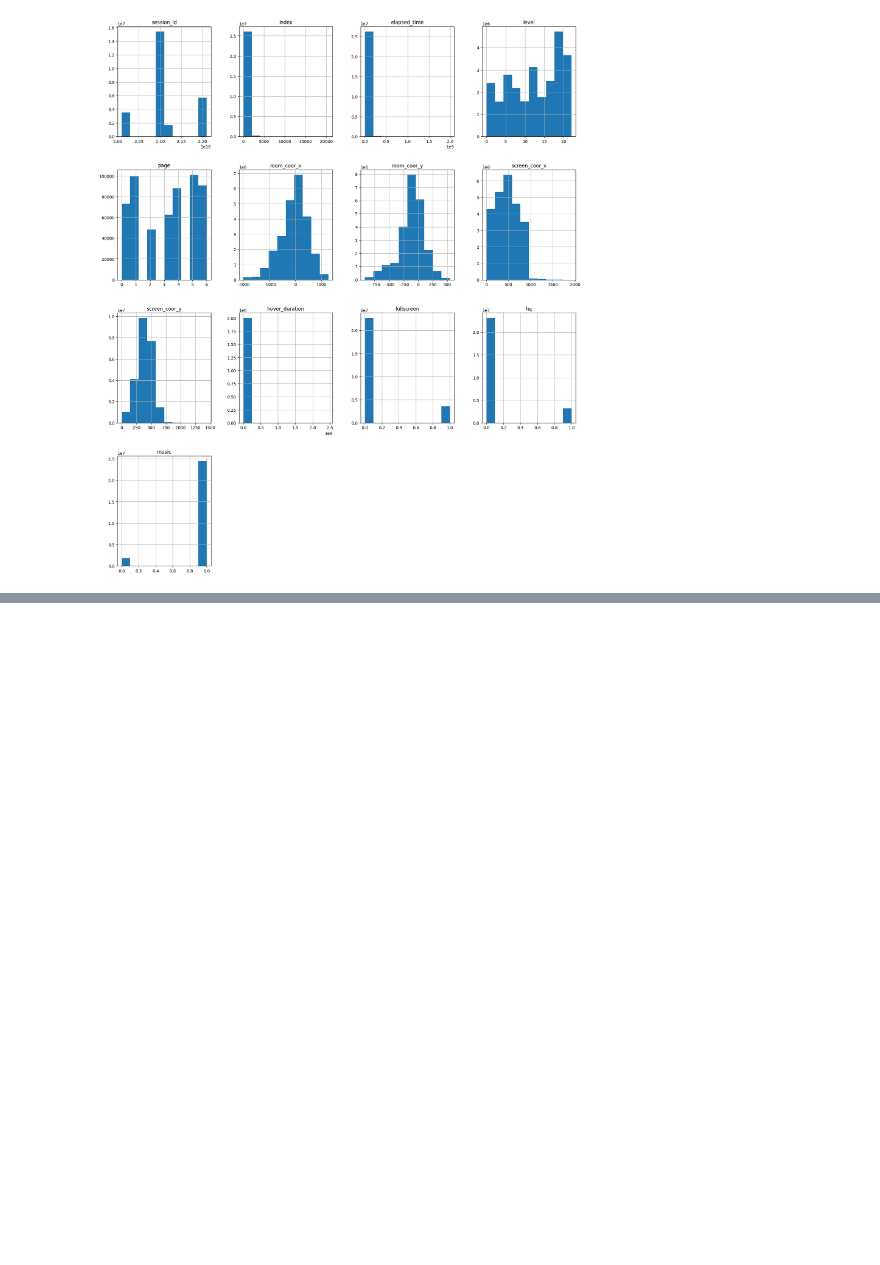
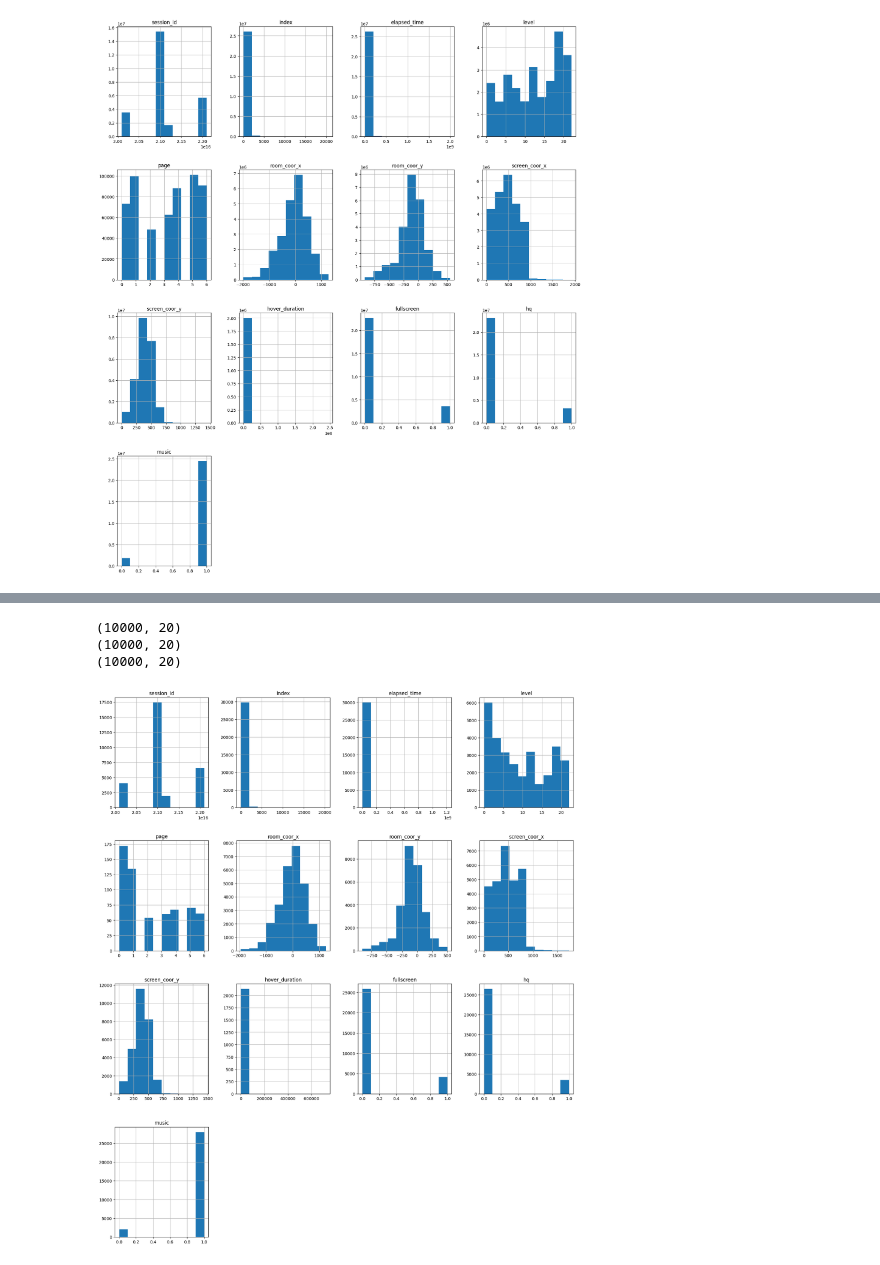
Before and after one commit to Sethmckbot/ML-Final-Project, a Jupyter notebook: MLfinal.ipynb, the cells around one changed output, grey strips where cells are left out. Cells and saved outputs as stored; diff of their text form; code cells hidden in the pictures; blank space fills up the shorter version.

```diff
--- a/MLfinal.ipynb
+++ b/MLfinal.ipynb
@@ -40,7 +34,7 @@ cols = ['session_id', 'index', 'elapsed_time', 'event_name', 'name', 'level', 'p
             'room_coor_x', 'room_coor_y', 'screen_coor_x', 'screen_coor_y', 'hover_duration',
             'text', 'fqid', 'room_fqid', 'text_fqid', 'fullscreen', 'hq', 'music', 'level_group']
 categorical_features = ['event_name', 'name','text', 'fqid', 'room_fqid', 'text_fqid','level_group']
-numeric_features = [col for col in merp.columns if col not in categorical_features]
+numeric_features = [col for col in train.columns if col not in categorical_features]
 
 
 shown = train[numeric_features].hist(figsize=(20,30), layout=(5,4))
@@ -56,0 +46,4 @@ OneHotEncoder(handle_unknown='ignore')
+# %%
+level_1 = train[train['level_group'] == '0-4']
+level_2 = train[train['level_group'] == '5-12']
+level_3 = train[train['level_group'] == '13-22']
@@ -56,0 +81,11 @@ OneHotEncoder(handle_unknown='ignore')
+# %%
+slevel_1 = level_1.sample(n=10000)
+print(slevel_1.shape)
+slevel_2 = level_2.sample(n=10000)
+print(slevel_2.shape)
+slevel_3 = level_3.sample(n=10000)
+print(slevel_3.shape)
+# %% [output]
+(10000, 20)
+(10000, 20)
+(10000, 20)
@@ -56,0 +94,3 @@ OneHotEncoder(handle_unknown='ignore')
+# %%
+strain= slevel_1.append(slevel_2)
+strain = strain.append(slevel_3)
@@ -56,0 +99,4 @@ OneHotEncoder(handle_unknown='ignore')
+# %%
+shown = strain[numeric_features].hist(figsize=(20,30), layout=(5,4))
+# %% [output]
+[figure, added]
```
Also changed, not shown: parts of 15 cells of this notebook.
